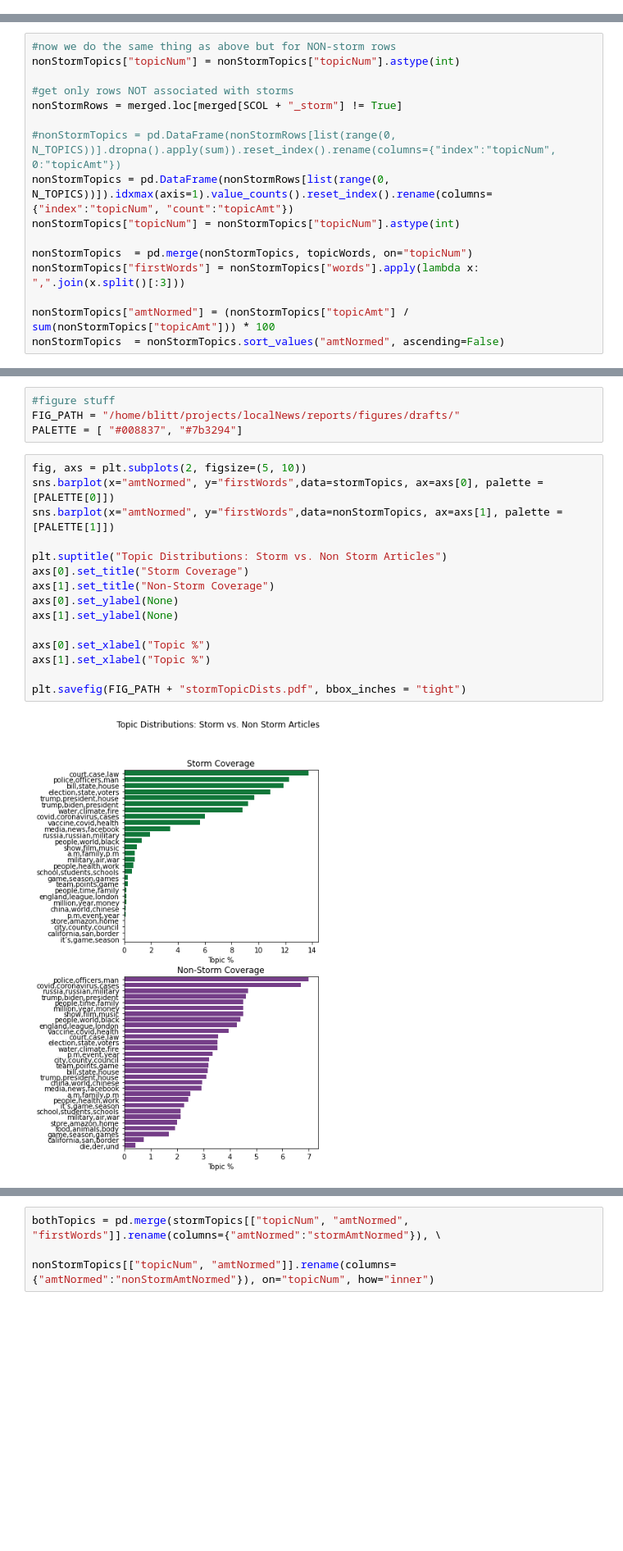
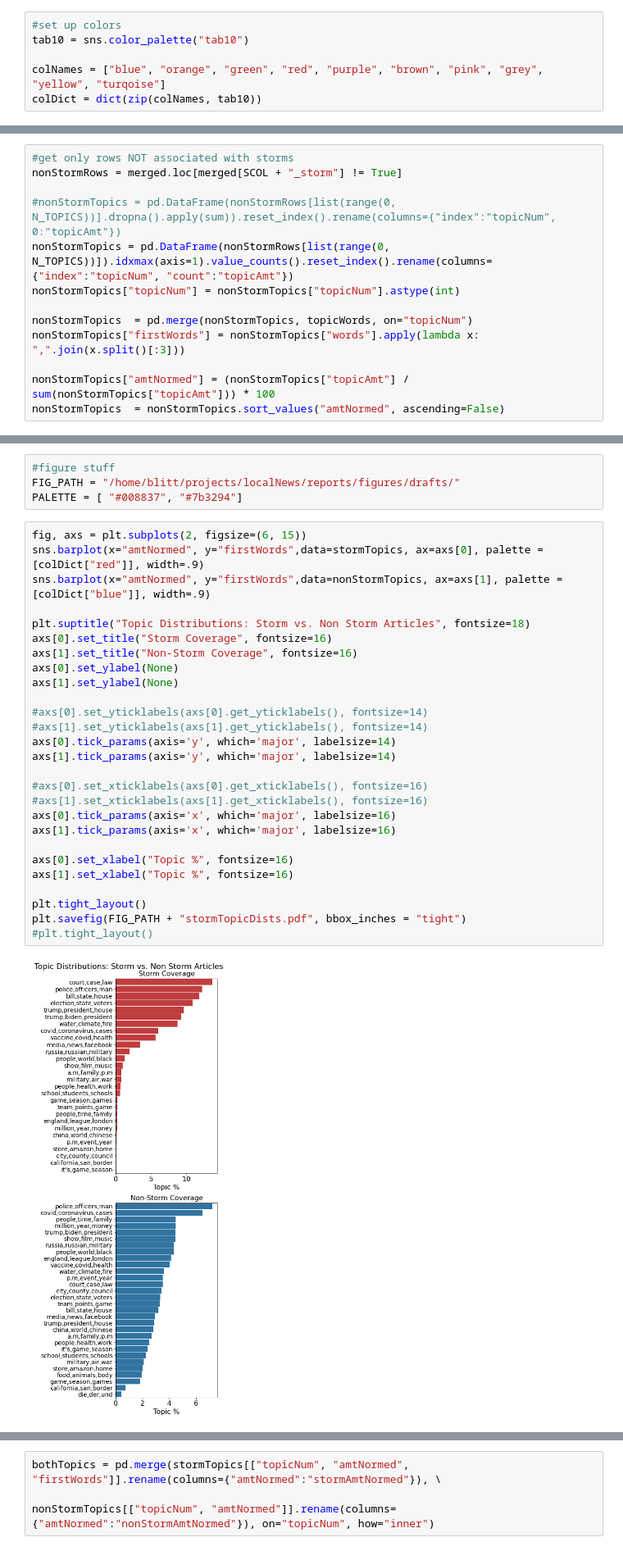
Before and after one commit to blitt2018/mediaStorms, a Jupyter notebook: notebooks/6-similarityAnalysis/7.0-bl-stormTopicAnalysis.ipynb, the cells around one changed output, grey strips where cells are left out. Shown: that part at 82% size. Drawn from its saved outputs; the diff is of its cells as text; blank space fills up the shorter version.

```diff
--- a/notebooks/6-similarityAnalysis/7.0-bl-stormTopicAnalysis.ipynb
+++ b/notebooks/6-similarityAnalysis/7.0-bl-stormTopicAnalysis.ipynb
@@ -17,6 +17,12 @@ artDf = pd.read_csv(ARTICLES_PATH, sep="\t")
 
 artDf = artDf.drop(columns=["Unnamed: 0"])
 stormsDf = stormsDf.drop(columns=["Unnamed: 0"])
+# %%
+#set up colors
+tab10 = sns.color_palette("tab10")
+
+colNames = ["blue", "orange", "green", "red", "purple", "brown", "pink", "grey", "yellow", "turqoise"]
+colDict = dict(zip(colNames, tab10))
 # %%
 #the name of the column with story-cluster labels adding _storm is the storm-cluster labels
 SCOL = "20000_90"
@@ -77,9 +83,6 @@ stormTopics.head()
 | 3 | 3 | 2218 | election state voters vote party ... | election,state,voters | 10.909449 |
 | 4 | 19 | 1967 | trump president house capitol com... | trump,president,house | 9.674881 |
 # %%
-#now we do the same thing as above but for NON-storm rows
-nonStormTopics["topicNum"] = nonStormTopics["topicNum"].astype(int)
-
 #get only rows NOT associated with storms
 nonStormRows = merged.loc[merged[SCOL + "_storm"] != True]
 
@@ -99,19 +102,31 @@ nonStormTopics  = nonStormTopics.sort_values("amtNormed", ascending=False)
 FIG_PATH = "/home/blitt/projects/localNews/reports/figures/drafts/"
 PALETTE = [ "#008837", "#7b3294"]
 # %%
-fig, axs = plt.subplots(2, figsize=(5, 10))
-sns.barplot(x="amtNormed", y="firstWords",data=stormTopics, ax=axs[0], palette = [PALETTE[0]])
-sns.barplot(x="amtNormed", y="firstWords",data=nonStormTopics, ax=axs[1], palette = [PALETTE[1]])
+fig, axs = plt.subplots(2, figsize=(6, 15))
+sns.barplot(x="amtNormed", y="firstWords",data=stormTopics, ax=axs[0], palette = [colDict["red"]], width=.9)
+sns.barplot(x="amtNormed", y="firstWords",data=nonStormTopics, ax=axs[1], palette = [colDict["blue"]], width=.9)
 
-plt.suptitle("Topic Distributions: Storm vs. Non Storm Articles")
-axs[0].set_title("Storm Coverage")
-axs[1].set_title("Non-Storm Coverage")
+plt.suptitle("Topic Distributions: Storm vs. Non Storm Articles", fontsize=18)
+axs[0].set_title("Storm Coverage", fontsize=16)
+axs[1].set_title("Non-Storm Coverage", fontsize=16)
 axs[0].set_ylabel(None)
 axs[1].set_ylabel(None)
 
-axs[0].set_xlabel("Topic %")
-axs[1].set_xlabel("Topic %")
+#axs[0].set_yticklabels(axs[0].get_yticklabels(), fontsize=14)
+#axs[1].set_yticklabels(axs[1].get_yticklabels(), fontsize=14)
+axs[0].tick_params(axis='y', which='major', labelsize=14)
+axs[1].tick_params(axis='y', which='major', labelsize=14)
 
+#axs[0].set_xticklabels(axs[0].get_xticklabels(), fontsize=16)
+#axs[1].set_xticklabels(axs[1].get_xticklabels(), fontsize=16)
+axs[0].tick_params(axis='x', which='major', labelsize=16)
+axs[1].tick_params(axis='x', which='major', labelsize=16)
+
+axs[0].set_xlabel("Topic %", fontsize=16)
+axs[1].set_xlabel("Topic %", fontsize=16)
+
+plt.tight_layout()
 plt.savefig(FIG_PATH + "stormTopicDists.pdf", bbox_inches = "tight")
+#plt.tight_layout()
 # %% [output]
-[figure, old version]
+[figure, new version]
```
Also changed, not shown: parts of 7 cells of this notebook, 8 other files.
